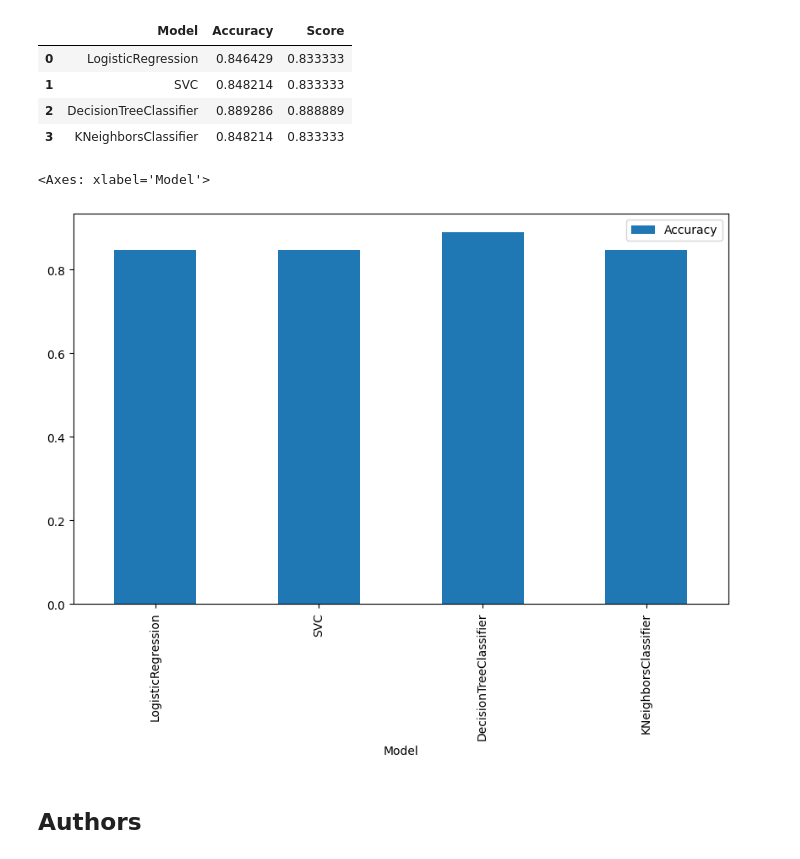
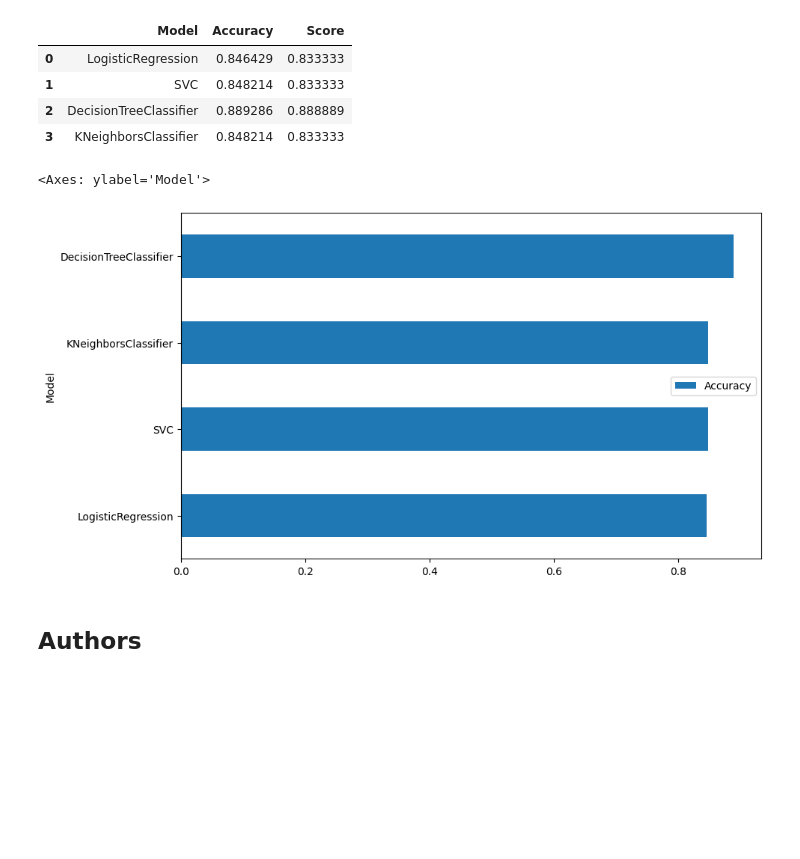
Before and after one commit to bladerunner26/Applied_Data_Science, a Jupyter notebook: 8.SpaceX_Machine_Learning_Prediction_Part_5.jupyterlite.ipynb, the cells around one changed output. Drawn from its saved outputs; the diff is of its cells as text; code cells hidden in the pictures; blank space fills up the shorter version.

Commit message:
changed bar chart to horizontal

```diff
--- a/8.SpaceX_Machine_Learning_Prediction_Part_5.jupyterlite.ipynb
+++ b/8.SpaceX_Machine_Learning_Prediction_Part_5.jupyterlite.ipynb
@@ -377,11 +377,11 @@ results_df
 # %%
 #results_df['Accuracy'] = pd.to_numeric(results_df['Accuracy'])
 #results_df['Score'] = pd.to_numeric(results_df['Score'])
-
-results_df.plot(kind='bar', x='Model', y='Accuracy', figsize=(10, 6))
+results_df_sorted = results_df.sort_values(by='Accuracy', ascending=True)
+results_df_sorted.plot(kind='barh', x='Model', y='Accuracy', figsize=(10, 6))
 # %% [output]
-<Axes: xlabel='Model'>
+<Axes: ylabel='Model'>
-[figure, old version]
+[figure, new version]
 # %% [markdown]
 ## Authors
 # %% [markdown]
```
Also changed, not shown: parts of 1 cell of this notebook.
